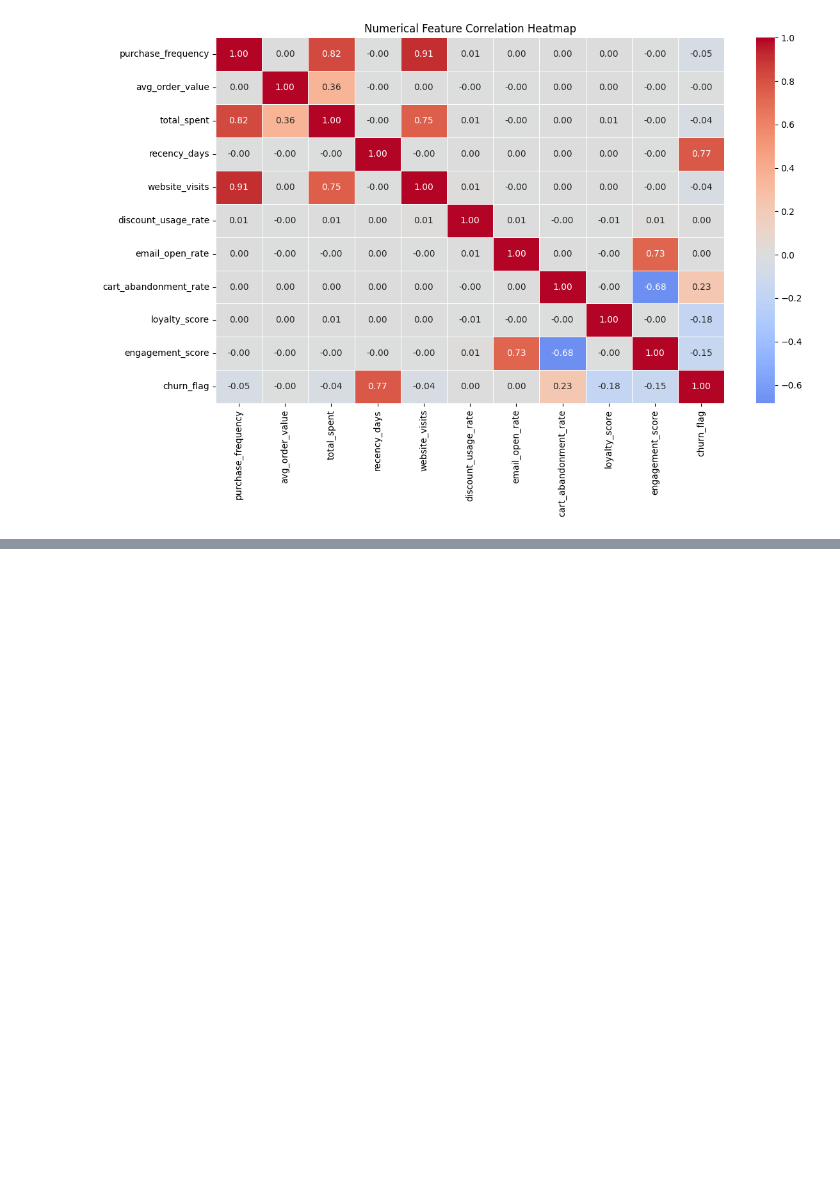
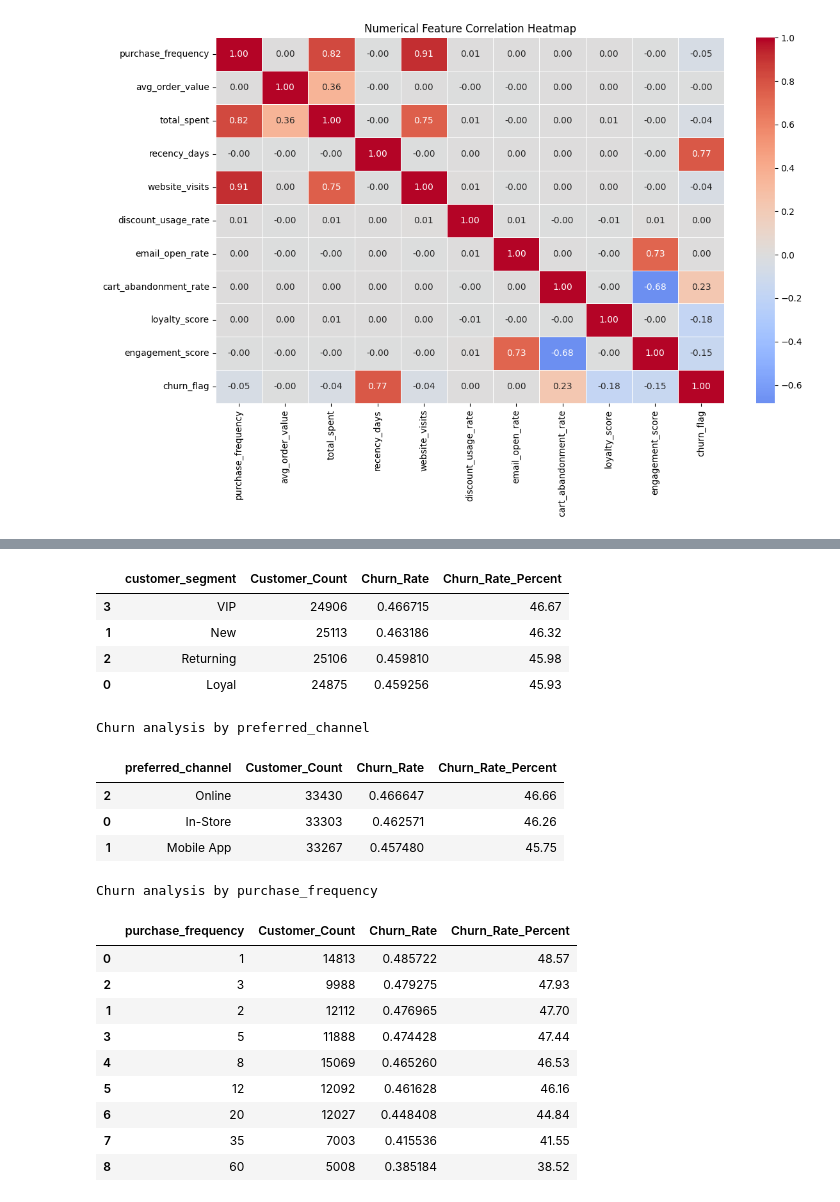
Before and after one commit to nehansa2003/AWS_Project, a Jupyter notebook: notebooks/EDA.ipynb, the cells around one changed output, grey strips where cells are left out. Cells and saved outputs as stored; diff of their text form; code cells hidden in the pictures; blank space fills up the shorter version.

```diff
--- a/notebooks/EDA.ipynb
+++ b/notebooks/EDA.ipynb
@@ -343,0 +390,59 @@ print(df[TARGET].value_counts(dropna=False))
+# %%
+TARGET = "churn_flag"
+
+# Define the value that represents actual churn
+# Change this after checking the output of Cell 1.
+CHURN_VALUE = 1
+
+analysis_df = df.dropna(subset=[TARGET]).copy()
+
+# Convert target values into a consistent binary flag
+if set(analysis_df[TARGET].unique()).issubset({0, 1}):
+    analysis_df["churn_binary"] = (
+        analysis_df[TARGET] == CHURN_VALUE
+    ).astype(int)
+
+elif set(analysis_df[TARGET].unique()).issubset({"Yes", "No"}):
+    analysis_df["churn_binary"] = (
+        analysis_df[TARGET] == "Yes"
+    ).astype(int)
+
+else:
+    raise ValueError(
+        "Unexpected churn_flag values. "
+        "Inspect df[TARGET].unique() before continuing."
+    )
+
+features = [
+    "age_group",
+    "gender",
+    "region",
+    "customer_segment",
+    "preferred_channel",
+    "purchase_frequency"
+]
+
+features = [col for col in features if col in analysis_df.columns]
+
+for feature in features:
+    summary = (
+        analysis_df.groupby(feature, dropna=False)["churn_binary"]
+        .agg(
+            Customer_Count="size",
+            Churn_Rate="mean"
+        )
+        .reset_index()
+    )
+
+    summary["Churn_Rate_Percent"] = (
+        summary["Churn_Rate"] * 100
+    ).round(2)
+
+    print(f"\nChurn analysis by {feature}")
+    display(
+        summary.sort_values(
+            "Churn_Rate_Percent",
+            ascending=False
+        )
+    )
+# %% [output]
@@ -343,0 +469,21 @@ print(df[TARGET].value_counts(dropna=False))
+|  | customer_segment | Customer_Count | Churn_Rate | Churn_Rate_Percent |
+| 3 | VIP | 24906 | 0.466715 | 46.67 |
+| 1 | New | 25113 | 0.463186 | 46.32 |
+| 2 | Returning | 25106 | 0.459810 | 45.98 |
+| 0 | Loyal | 24875 | 0.459256 | 45.93 |
+Churn analysis by preferred_channel
+|  | preferred_channel | Customer_Count | Churn_Rate | Churn_Rate_Percent |
+| 2 | Online | 33430 | 0.466647 | 46.66 |
+| 0 | In-Store | 33303 | 0.462571 | 46.26 |
+| 1 | Mobile App | 33267 | 0.457480 | 45.75 |
+Churn analysis by purchase_frequency
+|  | purchase_frequency | Customer_Count | Churn_Rate | Churn_Rate_Percent |
+| 0 | 1 | 14813 | 0.485722 | 48.57 |
+| 2 | 3 | 9988 | 0.479275 | 47.93 |
+| 1 | 2 | 12112 | 0.476965 | 47.70 |
+| 3 | 5 | 11888 | 0.474428 | 47.44 |
+| 4 | 8 | 15069 | 0.465260 | 46.53 |
+| 5 | 12 | 12092 | 0.461628 | 46.16 |
+| 6 | 20 | 12027 | 0.448408 | 44.84 |
+| 7 | 35 | 7003 | 0.415536 | 41.55 |
+| 8 | 60 | 5008 | 0.385184 | 38.52 |
```
Also changed, not shown: parts of 13 cells of this notebook.
